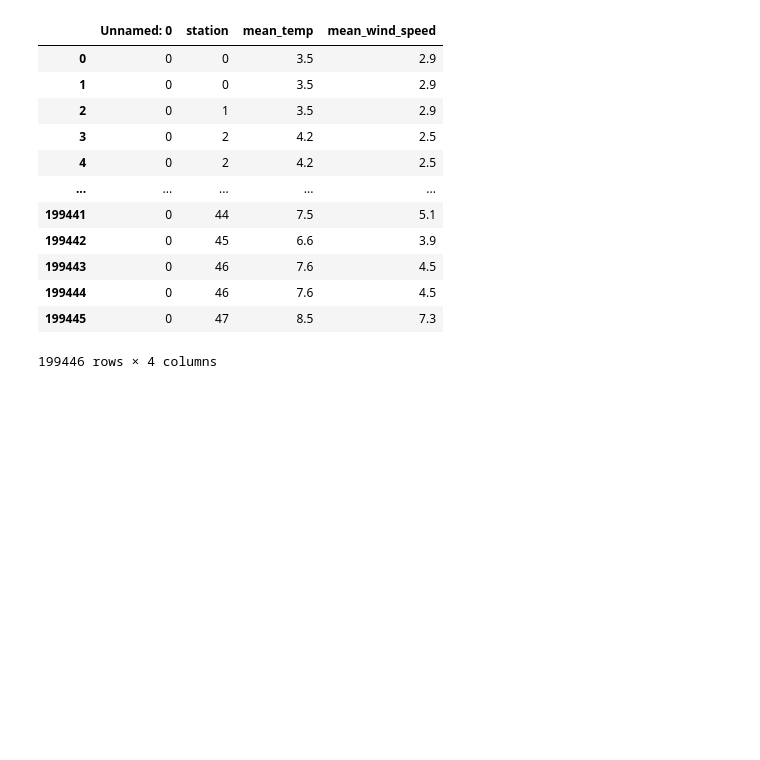
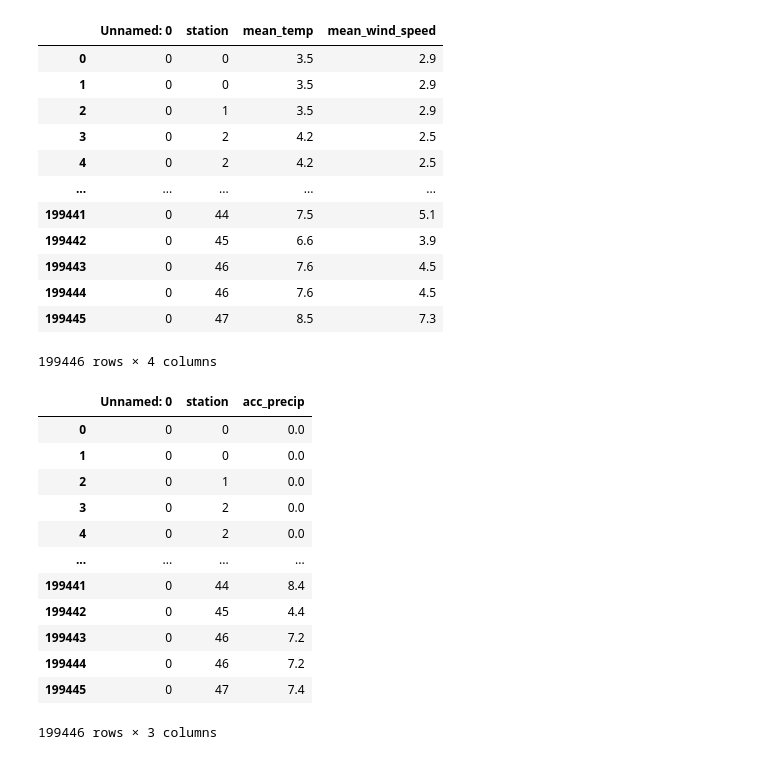
Before and after one commit to clarachristiansen/Bachelor_project, a Jupyter notebook: DMI_data_merged.ipynb, the cells around one changed output. Drawn from its saved outputs; the diff is of its cells as text; code cells hidden in the pictures; blank space fills up the shorter version.

```diff
--- a/DMI_data_merged.ipynb
+++ b/DMI_data_merged.ipynb
@@ -40,0 +30,16 @@ dmi_data
+# %%
+dmi_acc_precip
+# %% [output]
+|  | Unnamed: 0 | station | acc_precip |
+| 0 | 0 | 0 | 0.0 |
+| 1 | 0 | 0 | 0.0 |
+| 2 | 0 | 1 | 0.0 |
+| 3 | 0 | 2 | 0.0 |
+| 4 | 0 | 2 | 0.0 |
+| ... | ... | ... | ... |
+| 199441 | 0 | 44 | 8.4 |
+| 199442 | 0 | 45 | 4.4 |
+| 199443 | 0 | 46 | 7.2 |
+| 199444 | 0 | 46 | 7.2 |
+| 199445 | 0 | 47 | 7.4 |
+199446 rows × 3 columns
```
Also changed, not shown: parts of 11 cells of this notebook, 1 other file.
